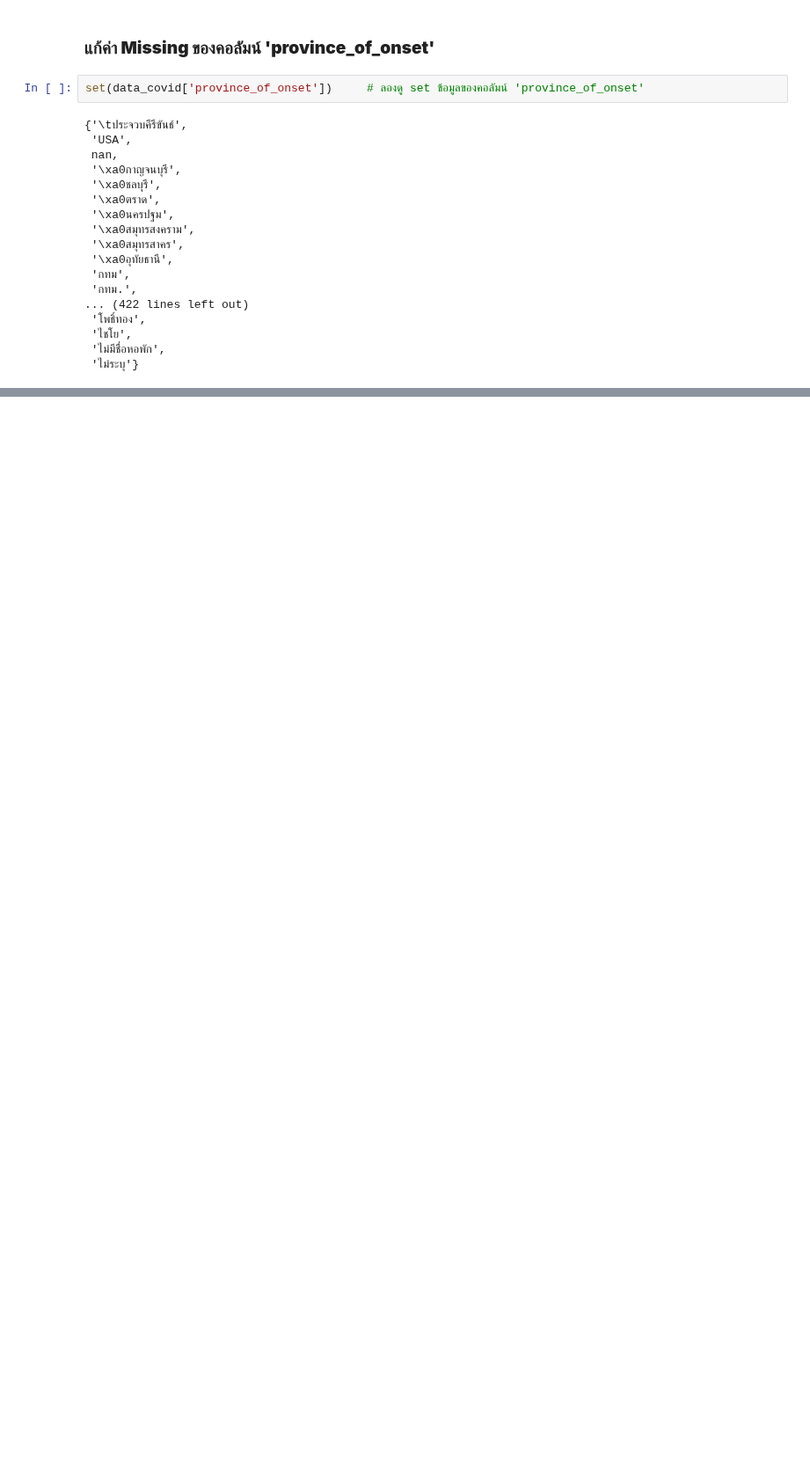
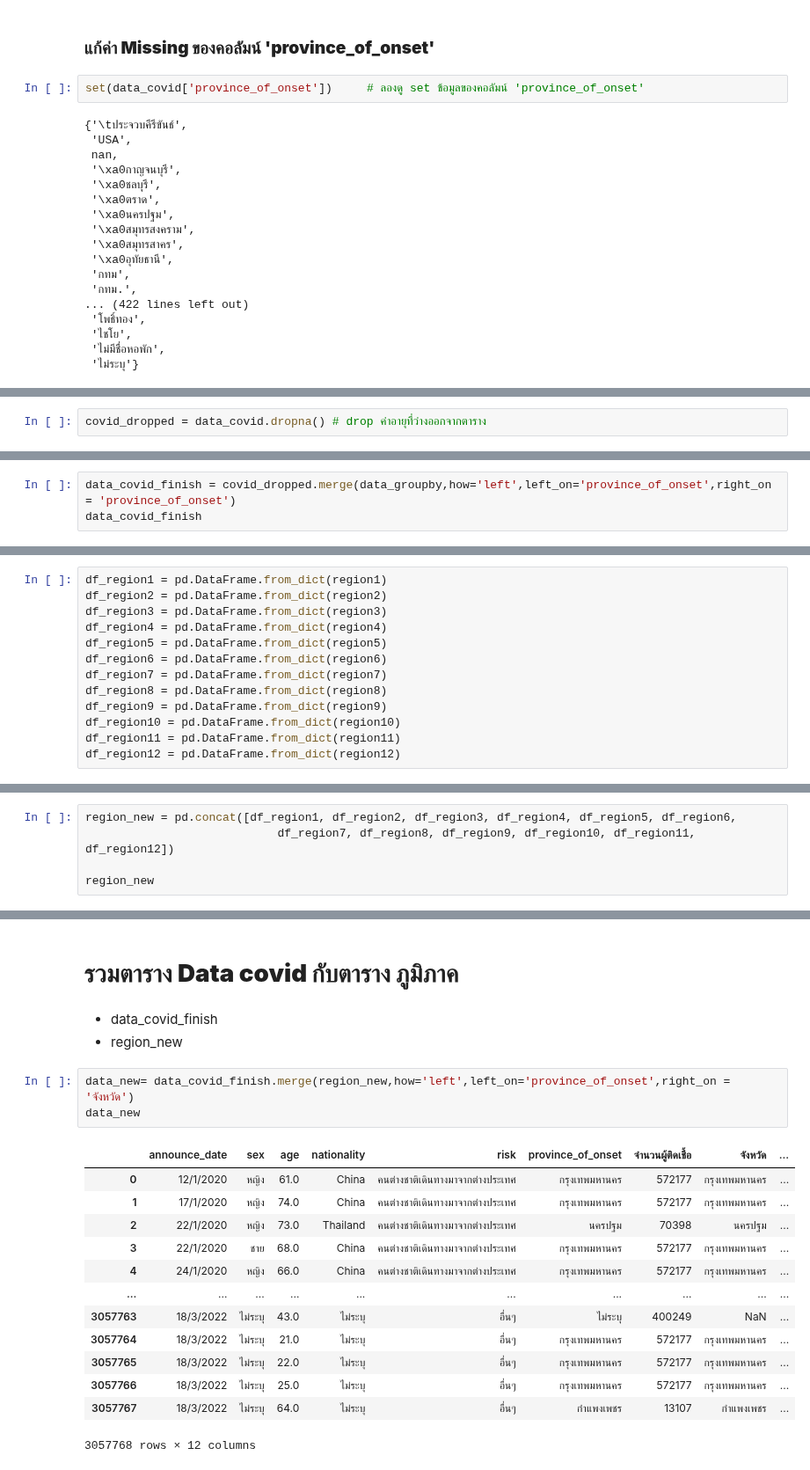
Before and after one commit to Wikanda-Hongboonmee/data_viz_2022, a Jupyter notebook: Project_DataViz.ipynb, the cells around one changed output, grey strips where cells are left out. Shown at 88% size. Drawn from its saved outputs; the diff is of its cells as text; blank space fills up the shorter version.

Commit message:
Group project (แก้ไขค่า missing เพิ่มเติม)

```diff
--- a/Project_DataViz.ipynb
+++ b/Project_DataViz.ipynb
@@ -286,0 +791,2 @@ dtype: bool
+# %%
+covid_dropped = data_covid.dropna() # drop ค่าอายุที่ว่างออกจากตาราง
@@ -286,0 +809,3 @@ dtype: bool
+# %%
+data_covid_finish = covid_dropped.merge(data_groupby,how='left',left_on='province_of_onset',right_on = 'province_of_onset')
+data_covid_finish
@@ -286,0 +901,13 @@ dtype: bool
+# %%
+df_region1 = pd.DataFrame.from_dict(region1)
+df_region2 = pd.DataFrame.from_dict(region2)
+df_region3 = pd.DataFrame.from_dict(region3)
+df_region4 = pd.DataFrame.from_dict(region4)
+df_region5 = pd.DataFrame.from_dict(region5)
+df_region6 = pd.DataFrame.from_dict(region6)
+df_region7 = pd.DataFrame.from_dict(region7)
+df_region8 = pd.DataFrame.from_dict(region8)
+df_region9 = pd.DataFrame.from_dict(region9)
+df_region10 = pd.DataFrame.from_dict(region10)
+df_region11 = pd.DataFrame.from_dict(region11)
+df_region12 = pd.DataFrame.from_dict(region12)
@@ -286,0 +916,5 @@ dtype: bool
+# %%
+region_new = pd.concat([df_region1, df_region2, df_region3, df_region4, df_region5, df_region6,
+                            df_region7, df_region8, df_region9, df_region10, df_region11, df_region12])
+
+region_new
@@ -286,0 +935,24 @@ dtype: bool
+# %% [markdown]
+# **รวมตาราง Data covid กับตาราง ภูมิภาค**
+# %% [markdown]
+
+
+*   data_covid_finish
+*   region_new
+# %%
+data_new= data_covid_finish.merge(region_new,how='left',left_on='province_of_onset',right_on = 'จังหวัด')
+data_new
+# %% [output]
+|  | announce_date | sex | age | nationality | risk | province_of_onset | จำนวนผู้ติดเชื้อ | จังหวัด | ... |
+| 0 | 12/1/2020 | หญิง | 61.0 | China | คนต่างชาติเดินทางมาจากต่างประเทศ | กรุงเทพมหานคร | 572177 | กรุงเทพมหานคร | ... |
+| 1 | 17/1/2020 | หญิง | 74.0 | China | คนต่างชาติเดินทางมาจากต่างประเทศ | กรุงเทพมหานคร | 572177 | กรุงเทพมหานคร | ... |
+| 2 | 22/1/2020 | หญิง | 73.0 | Thailand | คนต่างชาติเดินทางมาจากต่างประเทศ | นครปฐม | 70398 | นครปฐม | ... |
+| 3 | 22/1/2020 | ชาย | 68.0 | China | คนต่างชาติเดินทางมาจากต่างประเทศ | กรุงเทพมหานคร | 572177 | กรุงเทพมหานคร | ... |
+| 4 | 24/1/2020 | หญิง | 66.0 | China | คนต่างชาติเดินทางมาจากต่างประเทศ | กรุงเทพมหานคร | 572177 | กรุงเทพมหานคร | ... |
+| ... | ... | ... | ... | ... | ... | ... | ... | ... | ... |
+| 3057763 | 18/3/2022 | ไม่ระบุ | 43.0 | ไม่ระบุ | อื่นๆ | ไม่ระบุ | 400249 | NaN | ... |
+| 3057764 | 18/3/2022 | ไม่ระบุ | 21.0 | ไม่ระบุ | อื่นๆ | กรุงเทพมหานคร | 572177 | กรุงเทพมหานคร | ... |
+| 3057765 | 18/3/2022 | ไม่ระบุ | 22.0 | ไม่ระบุ | อื่นๆ | กรุงเทพมหานคร | 572177 | กรุงเทพมหานคร | ... |
+| 3057766 | 18/3/2022 | ไม่ระบุ | 25.0 | ไม่ระบุ | อื่นๆ | กรุงเทพมหานคร | 572177 | กรุงเทพมหานคร | ... |
+| 3057767 | 18/3/2022 | ไม่ระบุ | 64.0 | ไม่ระบุ | อื่นๆ | กำแพงเพชร | 13107 | กำแพงเพชร | ... |
+3057768 rows × 12 columns
```
Also changed, not shown: parts of 71 cells of this notebook.
